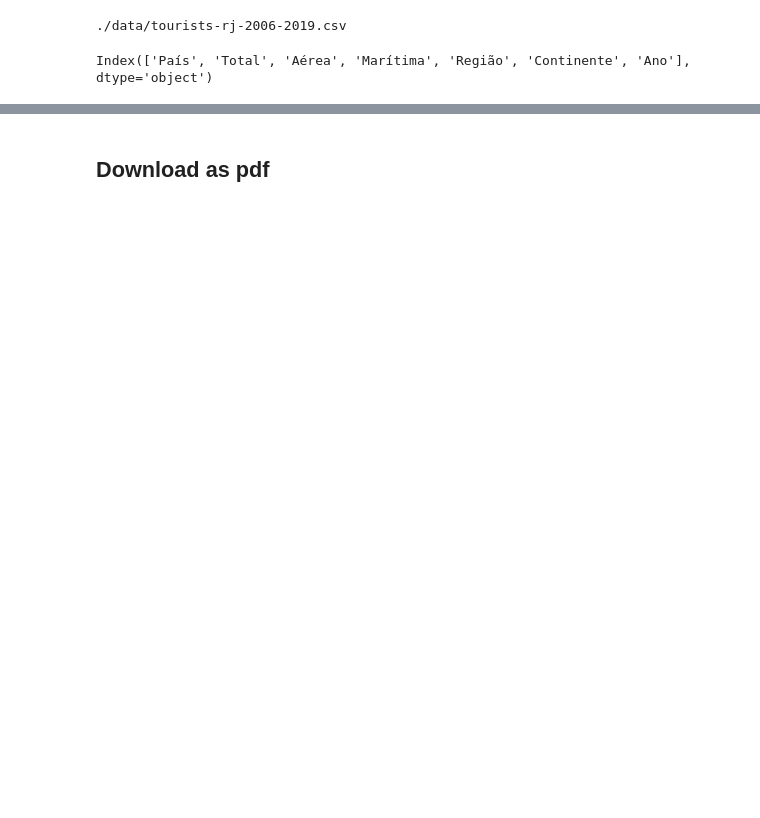
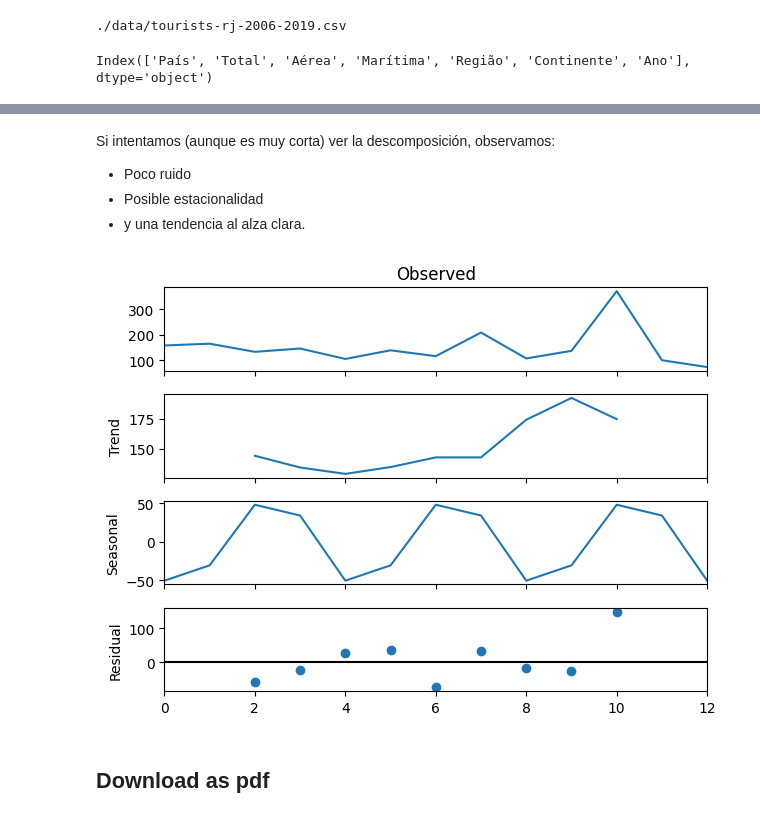
Before and after one commit to misantamaria/upm_tp_mdl_dltemp, a Jupyter notebook: exercises_solutions/01_Introduction_exercises_solutions.ipynb, the cells around one changed output, grey strips where cells are left out. Cells and saved outputs as stored; diff of their text form; code cells hidden in the pictures; blank space fills up the shorter version.

```diff
--- a/exercises_solutions/01_Introduction_exercises_solutions.ipynb
+++ b/exercises_solutions/01_Introduction_exercises_solutions.ipynb
@@ -214,3 +234,15 @@ dtype: int64
+# %% [markdown]
+Si intentamos (aunque es muy corta) ver la descomposición, observamos:
+- Poco ruido
+- Posible estacionalidad
+- y una tendencia al alza clara.
+# %%
+# Decomposing the time series into data(t) = Trend(t)+Seasonality(t)+Irregular(t)
+result = seasonal_decompose(dataFrame_filtered.values, model='additive', period=4)
+result.plot()
+plt.show()
+# %% [output]
+[figure, added]
 # %% [markdown]
 ## Download as pdf
 # %%
```
Also changed, not shown: parts of 12 cells of this notebook.
